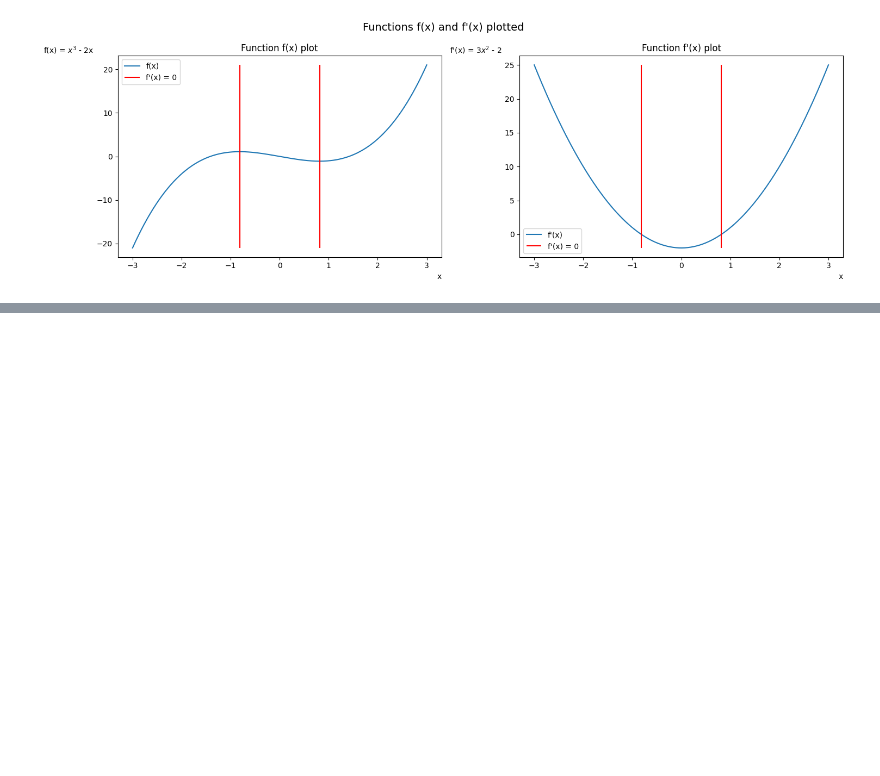
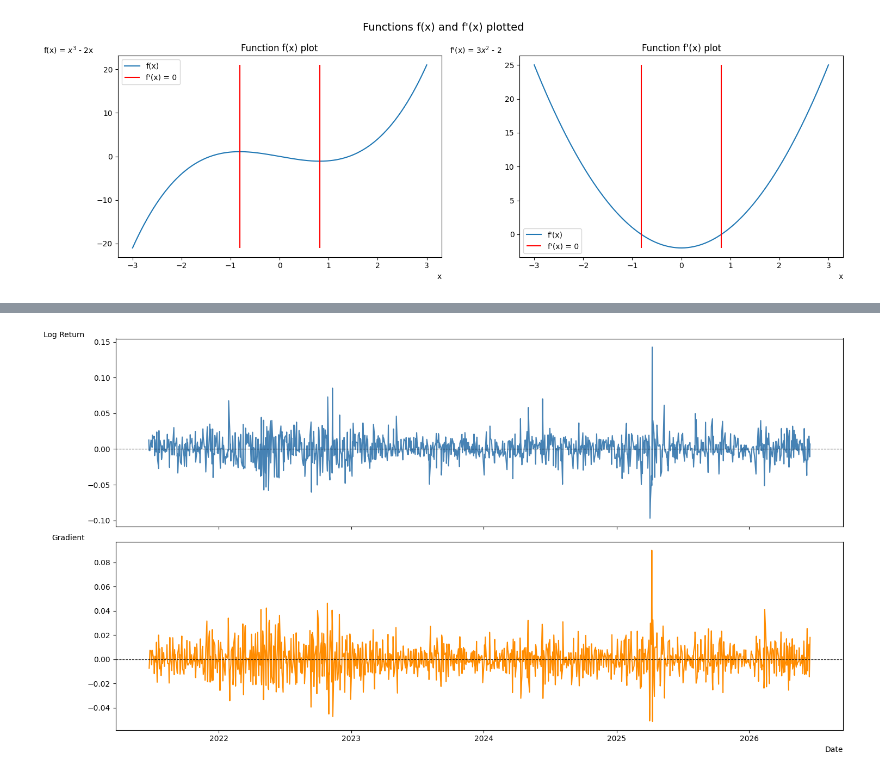
Before and after one commit to aboytech/Derivatives_In_Code, a Jupyter notebook: derivatives_in_code.ipynb, the cells around one changed output, grey strips where cells are left out. Saved outputs shown, nothing was run; the diff lists cells and outputs as text; code cells hidden in the pictures; blank space fills up the shorter version.

Commit message:
Add readme and finish the plots

```diff
--- a/derivatives_in_code.ipynb
+++ b/derivatives_in_code.ipynb
@@ -25,3 +26,10 @@ for ax, y_data, title, function in zip(axes, [f, f_prime], ["f(x)", "f'(x)"], ["
 plt.tight_layout()
 # %% [output]
 [figure]
+# %%
+# Fetching AAPL closing data and calculate it's log returns
+AAPL = yf.Ticker('AAPL')
+AAPL_close = AAPL.history(period = '5y')['Close']
+AAPL_log_returns = np.log(AAPL_close / AAPL_close.shift(1))
+
+AAPL_log_returns
@@ -27,0 +50,19 @@ plt.tight_layout()
+# %%
+# Generating AAPL log returns gradient and plotting
+
+returns_gradient = np.gradient(AAPL_log_returns)
+
+fig, (ax1, ax2) = plt.subplots(nrows = 2, figsize = (15, 8), sharex = True)
+
+ax1.plot(AAPL_log_returns.index, AAPL_log_returns, color = "steelblue")
+ax1.set_ylabel("Log Return", loc = "top", rotation = 0)
+ax1.axhline(0, color = "black", linewidth = 0.8, linestyle = "--")
+
+ax2.plot(AAPL_log_returns.index, returns_gradient, color = "darkorange")
+ax2.set_ylabel("Gradient", loc = "top", rotation = 0)
+ax2.axhline(0, color = "black", linewidth = 0.8, linestyle = "--")
+ax2.set_xlabel("Date", loc = "right")
+
+plt.tight_layout()
+# %% [output]
+[figure, added]
```
Also changed, not shown: parts of 2 cells of this notebook, 1 other file.
